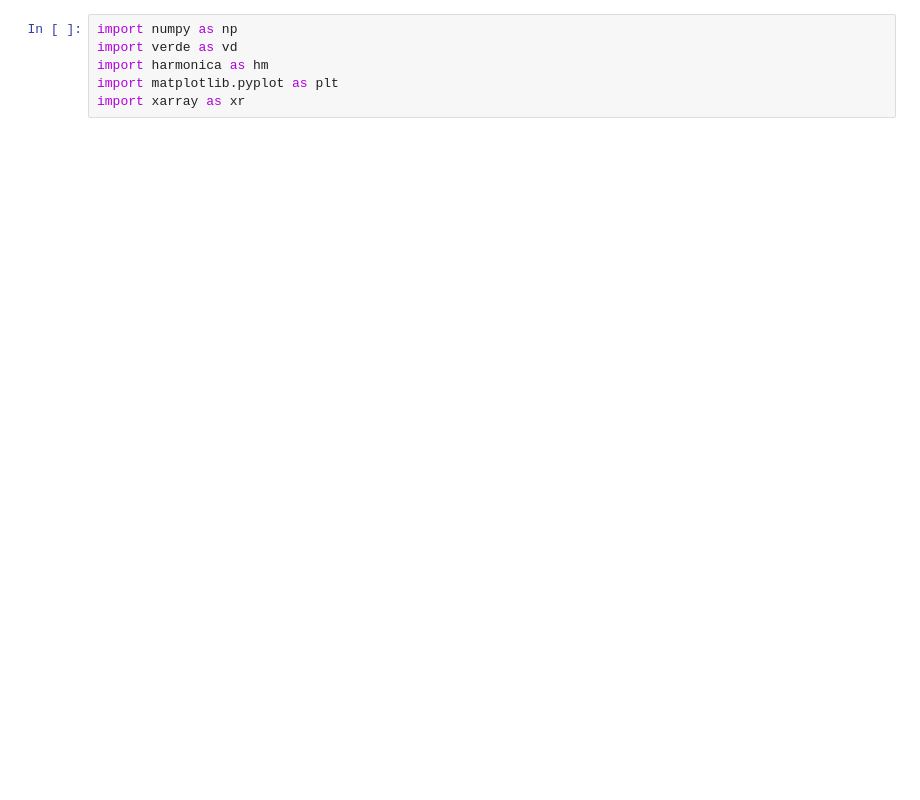
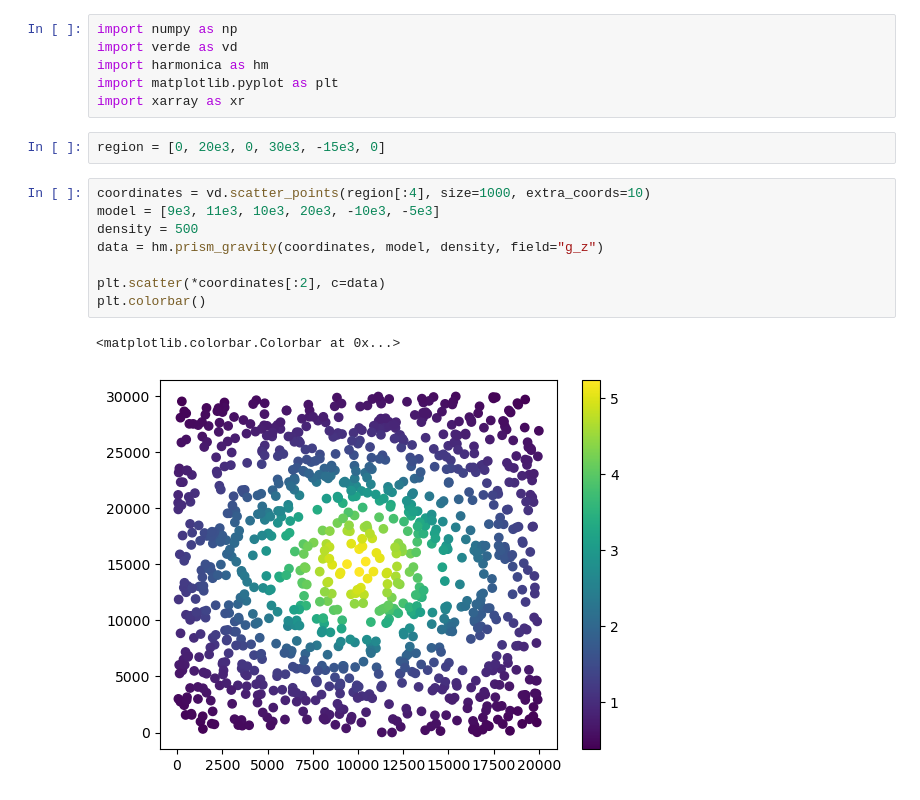
Before and after one commit to leouieda/planting, a Jupyter notebook: experiments.ipynb, the cells around one changed output. Drawn from its saved outputs; the diff is of its cells as text; blank space fills up the shorter version.

```diff
--- a/experiments.ipynb
+++ b/experiments.ipynb
@@ -4,4 +4,17 @@ import verde as vd
 import harmonica as hm
 import matplotlib.pyplot as plt
 import xarray as xr
+# %%
+region = [0, 20e3, 0, 30e3, -15e3, 0]
+# %%
+coordinates = vd.scatter_points(region[:4], size=1000, extra_coords=10)
+model = [9e3, 11e3, 10e3, 20e3, -10e3, -5e3]
+density = 500
+data = hm.prism_gravity(coordinates, model, density, field="g_z")
+
+plt.scatter(*coordinates[:2], c=data)
+plt.colorbar()
+# %% [output]
+<matplotlib.colorbar.Colorbar at 0x...>
+[figure, added]
 # %%
```
Also changed, not shown: parts of 4 cells of this notebook.
